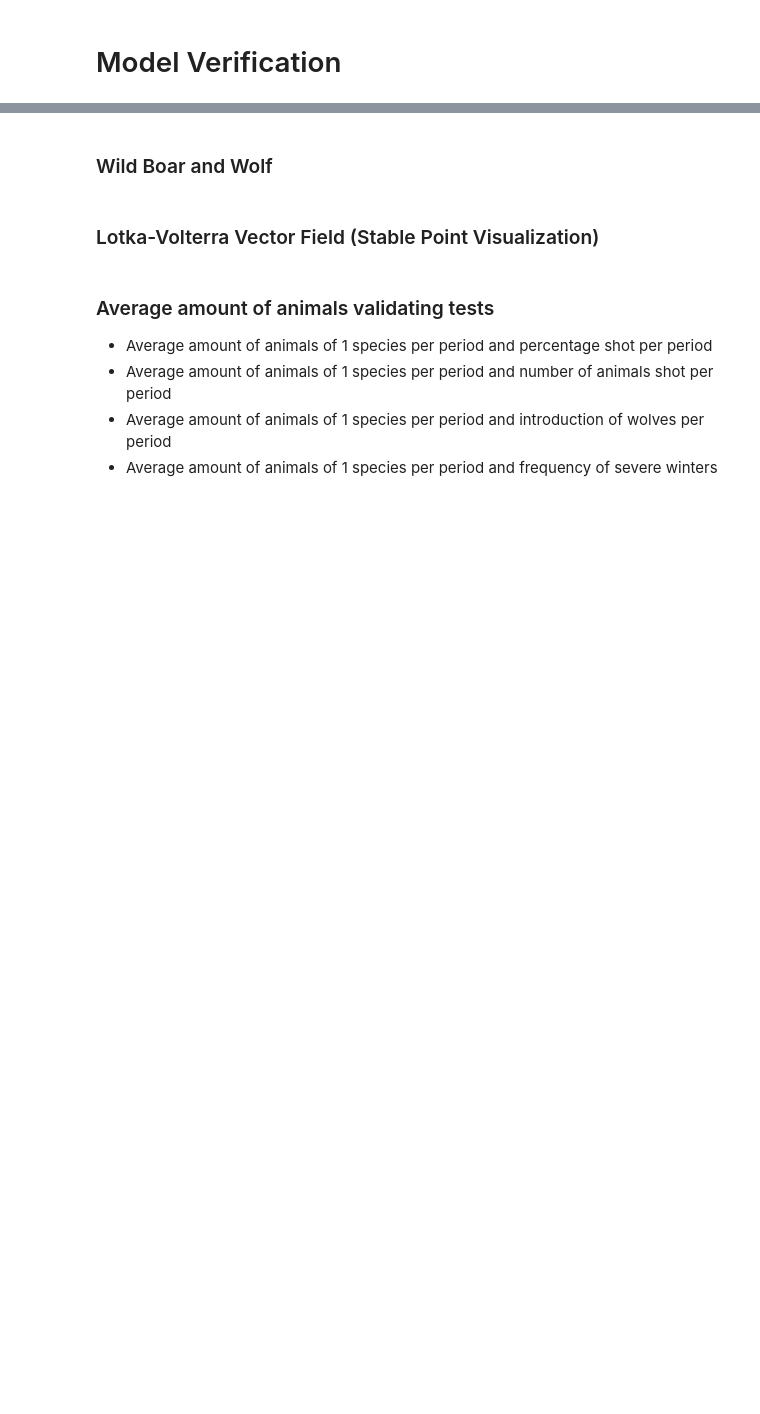
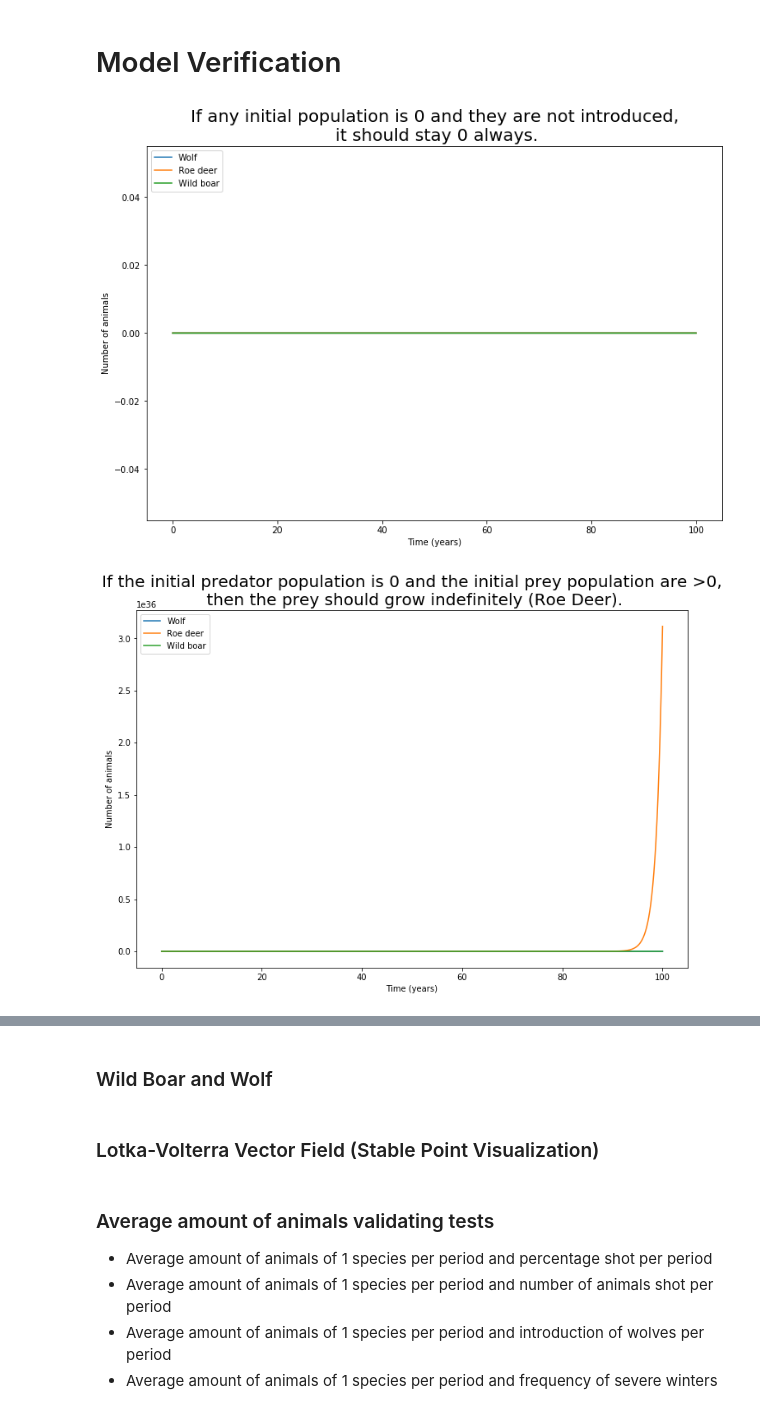
Before and after one commit to LvZut/Modeling-wolf-population-in-the-Netherlands, a Jupyter notebook: Lotka-Volterra test.ipynb, the cells around one changed output, grey strips where cells are left out. Saved outputs shown, nothing was run; the diff lists cells and outputs as text; code cells hidden in the pictures; blank space fills up the shorter version.

```diff
--- a/Lotka-Volterra test.ipynb
+++ b/Lotka-Volterra test.ipynb
@@ -81,10 +81,10 @@ def setup_sliders(init_pred, init_prey1, init_prey12, alpha1, beta1, gamma1, del
             period_slider, pop_coef_slider, scale_slider, plot_prey_checkbox]
 # %%
 def verification(init_pred, init_prey1, init_prey12, step1, per, pop_coef1,
-            shoot_deer, shoot_boar, shoot_wolf, introduce_wolf, title, scale, plot_prey):
+            shoot_deer, shoot_boar, shoot_wolf, introduce_wolf, title, scale, plot_prey, severe_winter):
 
     update(init_pred, init_prey1, init_prey12, step1, per, pop_coef1,
-            shoot_deer, shoot_boar, shoot_wolf, introduce_wolf, title, scale, plot_prey)
+            shoot_deer, shoot_boar, shoot_wolf, introduce_wolf, title, scale, plot_prey, severe_winter)
 # %%
 def lotka_volterra(params, alpha1=alpha1, beta1=beta1, gamma1=gamma1,
                    delta1=delta1, epsilon1=epsilon1, eta1=eta1, zeta1=zeta1):
@@ -283,59 +283,62 @@ title = "If any initial population is 0 and they are not introduced,\n it should
 scale = 1
 plot_prey = True
 verification(0, 0, 0, step1, 365, 0.9,
-            False, False, False, False, title, scale, plot_prey)
+            False, False, False, False, title, scale, plot_prey, False)
 
 # If the initial predator population is 0 and the initial prey population are >0,
 # then the prey should grow indefinitely.
 title = "If the initial predator population is 0 and the initial prey population are >0,\n then the prey should grow indefinitely (Roe Deer)."
 verification(0, 10, 0, step1, 365, 0.9,
-            False, False, False, False, title, scale, plot_prey)
+            False, False, False, False, title, scale, plot_prey, False)
 
 title = "If the initial predator population is 0 and the initial prey population are >0,\n then the prey should grow indefinitely (Wild Boar)."
 # If the initial predator population is 0 and the initial prey population are >0,
 # then the prey should grow indefinitely.
 verification(0, 0, 10, step1, 365, 0.9,
-            False, False, False, False, title, scale, plot_prey)
+            False, False, False, False, title, scale, plot_prey, False)
 
 title = "If the initial prey populations are 0 and the initial predator population is >0,\n the predator population should die out quickly (2 weeks[1])"
 # If the initial prey populations are 0 and the initial predator population is >0,
 # the predator population should die out quickly (2 weeks[1])
 verification(1000, 0, 0, step1, 365, 0.9,
-            False, False, False, False, title, scale, plot_prey)
+            False, False, False, False, title, scale, plot_prey, False)
 
 
 # If the initial prey populations are way bigger than the initial predator population,
 # the predator population must grow quickly in the beginning.
 title = "If the initial prey populations are way bigger than the initial predator population,\n the predator population must grow quickly in the beginning."
 scale = 60
 plot_prey = False
 verification(50, 1000, 1000,  step1, 365, 0.9,
-            False, False, False, False, title, scale, plot_prey)
+            False, False, False, False, title, scale, plot_prey, False)
 
 # If the initial predator population is way bigger than the initial prey populations,
 # the predator population must decrease quickly in the beginning.
 title = "If the initial predator population is way bigger than the initial prey populations,\n the predator population must decrease quickly in the beginning."
 scale = 60
 plot_prey = False
 verification(1000, 10, 10, step1, 365, 0.9,
-            False, False, False, False, title, scale, plot_prey)
+            False, False, False, False, title, scale, plot_prey, False)
 
 # The 2 prey populations do not affect each other. If the initial predator population is 0,
 # the prey populations do not show peak and valleys but are exponentially increasing lines.
 title = "The 2 prey populations do not affect each other. If the initial predator population is 0,\n the prey populations do not show peak and valleys but are exponentially increasing lines."
 scale = 60
 plot_prey = True
 verification(0, 10, 10, step1, 365, 0.9,
-            False, False, False, False, title, scale, plot_prey)
+            False, False, False, False, title, scale, plot_prey, False)
 
 # If we introduce prey, in the middle of the simulation, the predator population should increase immediately
 title = "If we introduce prey, in the middle of the simulation,\n the predator population should increase immediately"
 scale = 1
 plot_prey = True
 verification(10, 10, 0, step1, 365, 0.9,
-            False, False, True, False, title, scale, plot_prey)
+            False, False, True, False, title, scale, plot_prey, False)
 
 # If we introduce predators, in the middle of the simulation, the growth of the prey population should decrease
 # If part of the predator population is shot each period, the average amount of prey in the simulation should be higher than when no predator is shot at all
 # If a certain amount of predators is introduced each period, the average amount of prey in the simulation should be lower than when no predator is introduced at all
 # If part of both prey population is shot each year, the average amount of prey and predators should be lower than when no prey are shot at all
+# %% [output]
+[figure, added]
+[figure, added]
```
Also changed, not shown: parts of 10 cells of this notebook.
